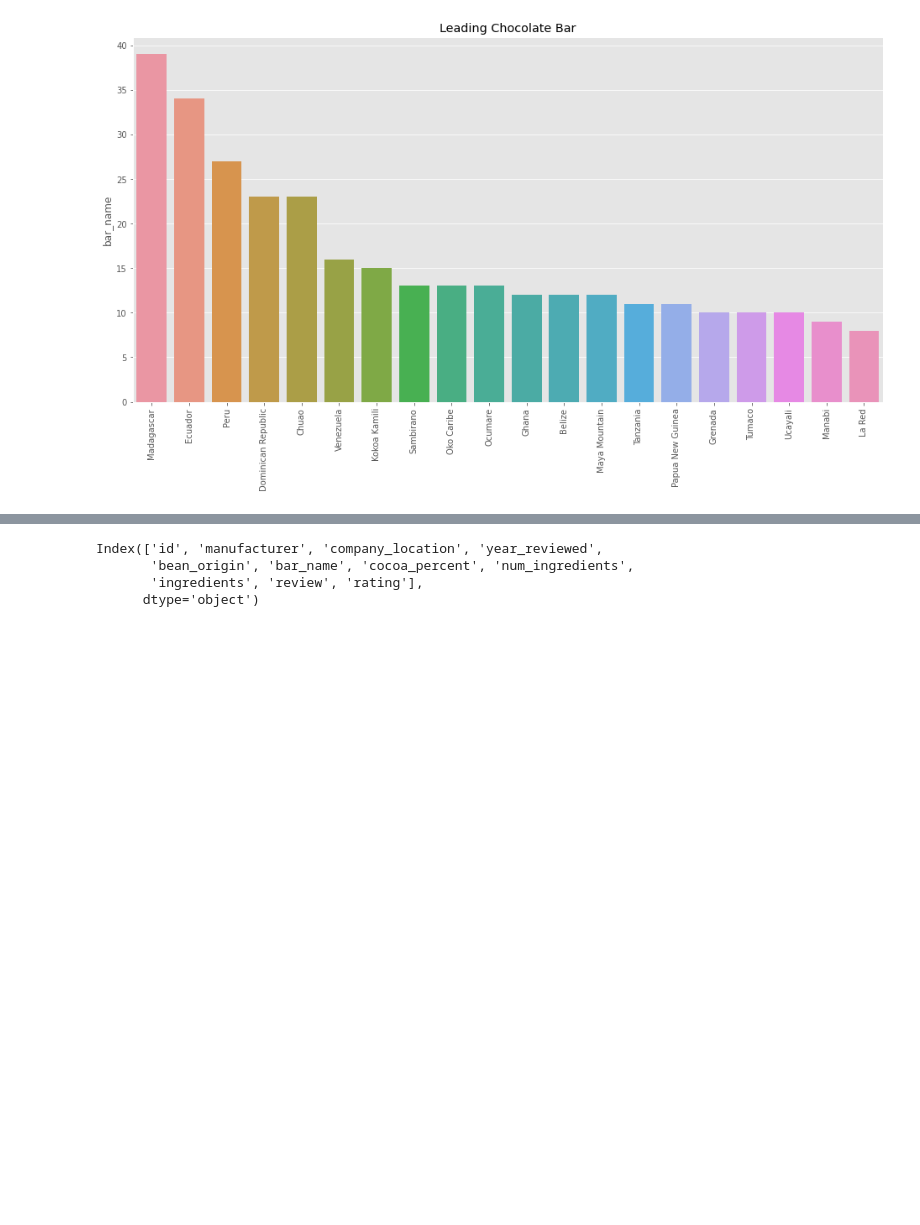
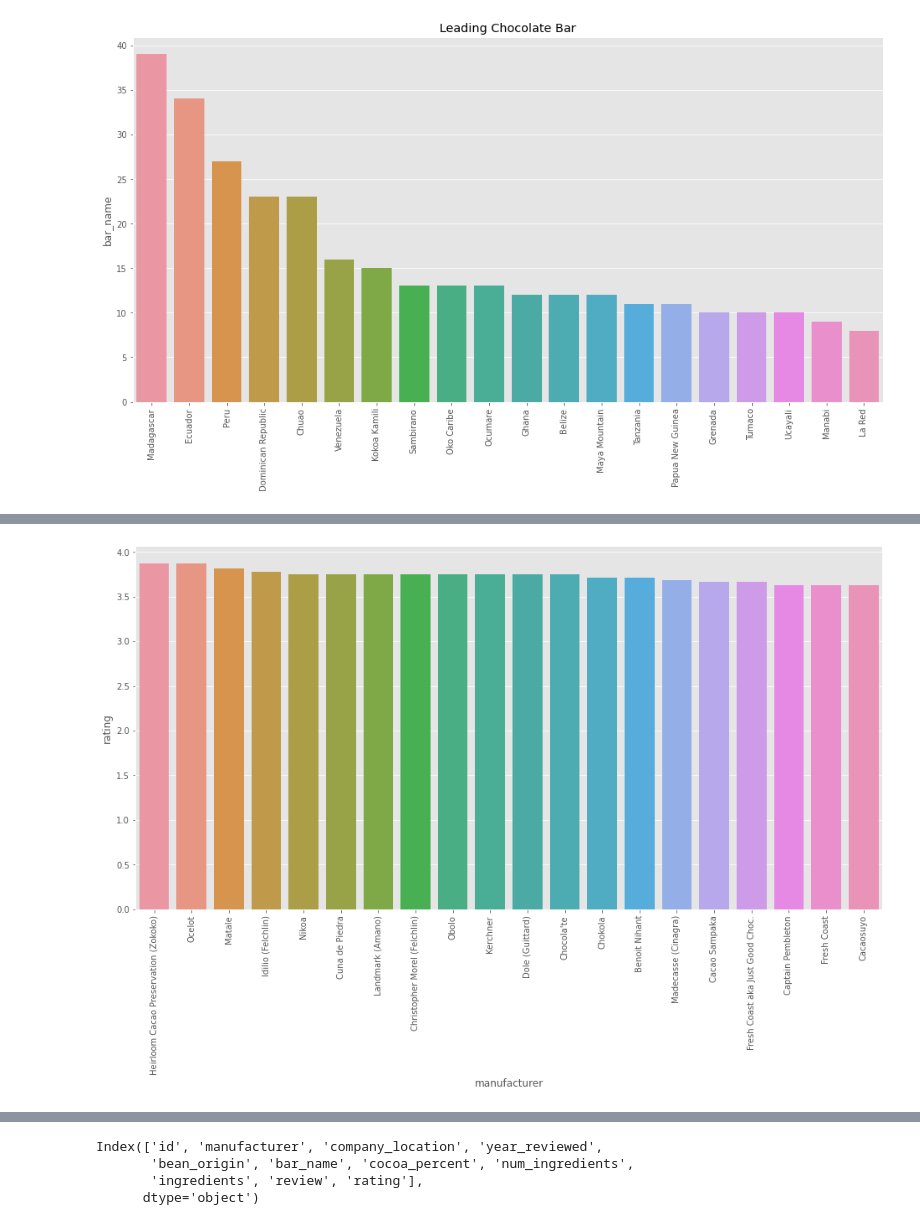
Before and after one commit to janejeshen/Best-chocolate-bars, a Jupyter notebook: Chocolate analysis.ipynb, the cells around one changed output, grey strips where cells are left out. Saved outputs shown, nothing was run; the diff lists cells and outputs as text; code cells hidden in the pictures; blank space fills up the shorter version.

```diff
--- a/Chocolate analysis.ipynb
+++ b/Chocolate analysis.ipynb
@@ -414,0 +519,10 @@ Analysis shows that the `Madagascar` chocolate bar receives the most ratings.
+# %%
+# Manufacturers that had the highest average rating to the lowest average rating
+manufacturer_rating = (
+    df_chocs
+    .groupby("manufacturer")
+    .rating.mean()
+    .reset_index()
+    .sort_values(by='rating',ascending=False)
+)
+manufacturer_rating
@@ -414,0 +543,7 @@ Analysis shows that the `Madagascar` chocolate bar receives the most ratings.
+# %%
+# Bar plot showing the top 20 manufactures whos chocolates were highly rated
+plt.figure(figsize=(16,8))
+sns.barplot(data = manufacturer_rating[:20],x = 'manufacturer', y = 'rating')
+plt.xticks(rotation=90);
+# %% [output]
+[figure, added]
```
Also changed, not shown: parts of 21 cells of this notebook.
